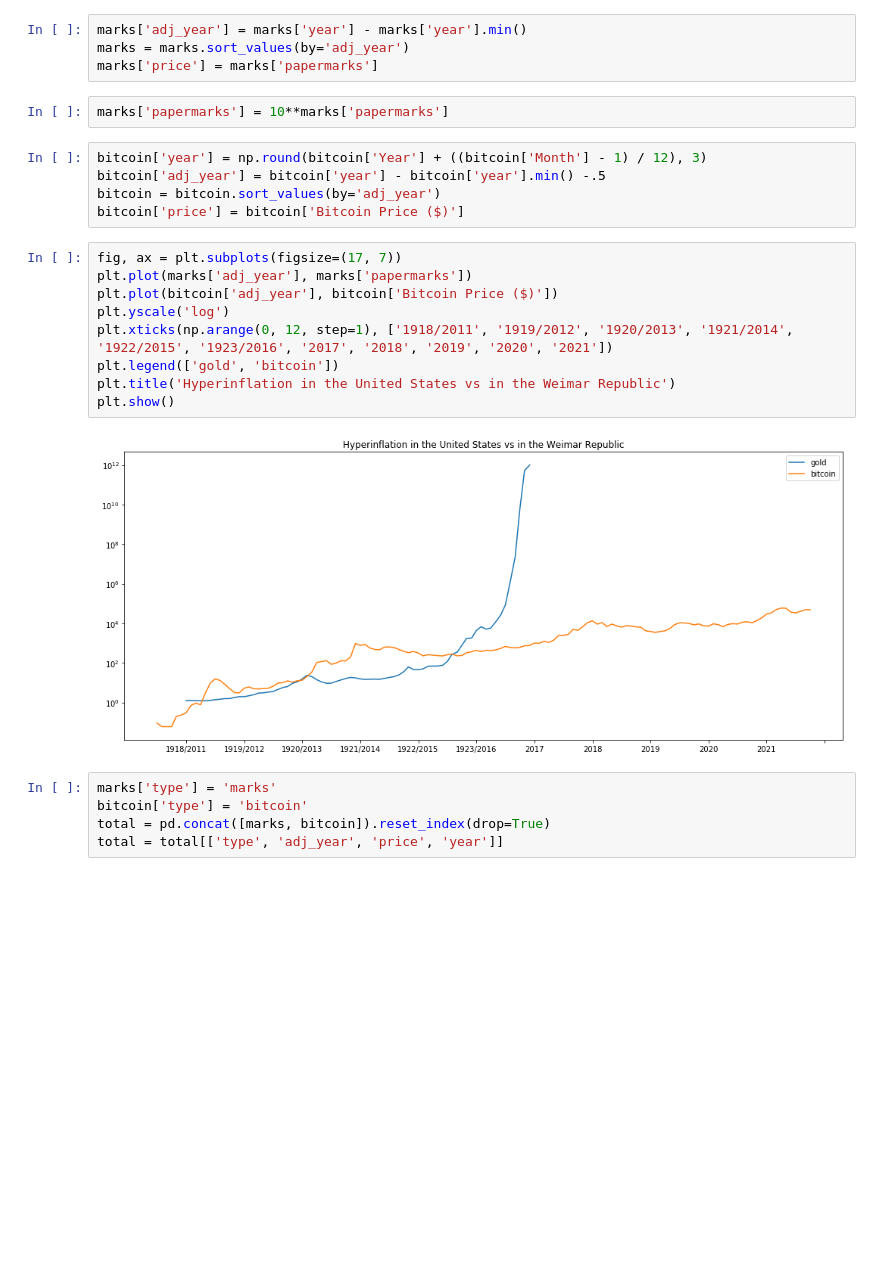
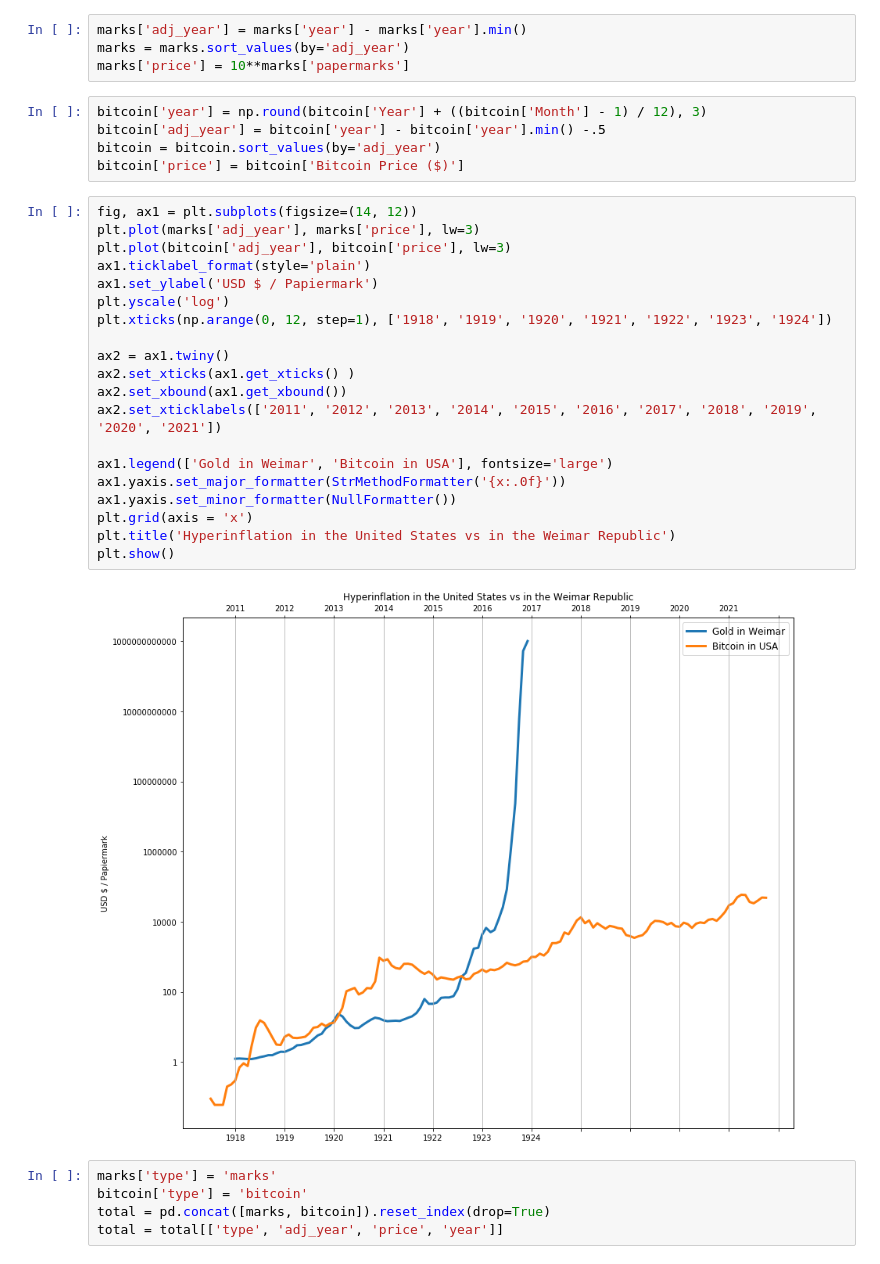
Before and after one commit to ulloa/hyperinflation, a Jupyter notebook: inflation.ipynb, the cells around one changed output. Drawn from its saved outputs; the diff is of its cells as text; blank space fills up the shorter version.

Commit message:
Price column was corrected for marks data. Updated plot

```diff
--- a/inflation.ipynb
+++ b/inflation.ipynb
@@ -16,25 +17,34 @@ bitcoin = wrangle('./data/bitcoin.csv')
 # %%
 marks['adj_year'] = marks['year'] - marks['year'].min()
 marks = marks.sort_values(by='adj_year')
-marks['price'] = marks['papermarks']
+marks['price'] = 10**marks['papermarks']
-# %%
-marks['papermarks'] = 10**marks['papermarks']
 # %%
 bitcoin['year'] = np.round(bitcoin['Year'] + ((bitcoin['Month'] - 1) / 12), 3)
 bitcoin['adj_year'] = bitcoin['year'] - bitcoin['year'].min() -.5
 bitcoin = bitcoin.sort_values(by='adj_year')
 bitcoin['price'] = bitcoin['Bitcoin Price ($)']
 # %%
-fig, ax = plt.subplots(figsize=(17, 7))
-plt.plot(marks['adj_year'], marks['papermarks'])
-plt.plot(bitcoin['adj_year'], bitcoin['Bitcoin Price ($)'])
+fig, ax1 = plt.subplots(figsize=(14, 12))
+plt.plot(marks['adj_year'], marks['price'], lw=3)
+plt.plot(bitcoin['adj_year'], bitcoin['price'], lw=3)
+ax1.ticklabel_format(style='plain')
+ax1.set_ylabel('USD $ / Papiermark')
 plt.yscale('log')
-plt.xticks(np.arange(0, 12, step=1), ['1918/2011', '1919/2012', '1920/2013', '1921/2014', '1922/2015', '1923/2016', '2017', '2018', '2019', '2020', '2021'])
-plt.legend(['gold', 'bitcoin'])
+plt.xticks(np.arange(0, 12, step=1), ['1918', '1919', '1920', '1921', '1922', '1923', '1924'])
+
+ax2 = ax1.twiny()
+ax2.set_xticks(ax1.get_xticks() )
+ax2.set_xbound(ax1.get_xbound())
+ax2.set_xticklabels(['2011', '2012', '2013', '2014', '2015', '2016', '2017', '2018', '2019', '2020', '2021'])
+
+ax1.legend(['Gold in Weimar', 'Bitcoin in USA'], fontsize='large')
+ax1.yaxis.set_major_formatter(StrMethodFormatter('{x:.0f}'))
+ax1.yaxis.set_minor_formatter(NullFormatter())
+plt.grid(axis = 'x')
 plt.title('Hyperinflation in the United States vs in the Weimar Republic')
 plt.show()
 # %% [output]
-[figure, old version]
+[figure, new version]
 # %%
 marks['type'] = 'marks'
 bitcoin['type'] = 'bitcoin'
```
Also changed, not shown: parts of 1 cell of this notebook, 1 other file.
